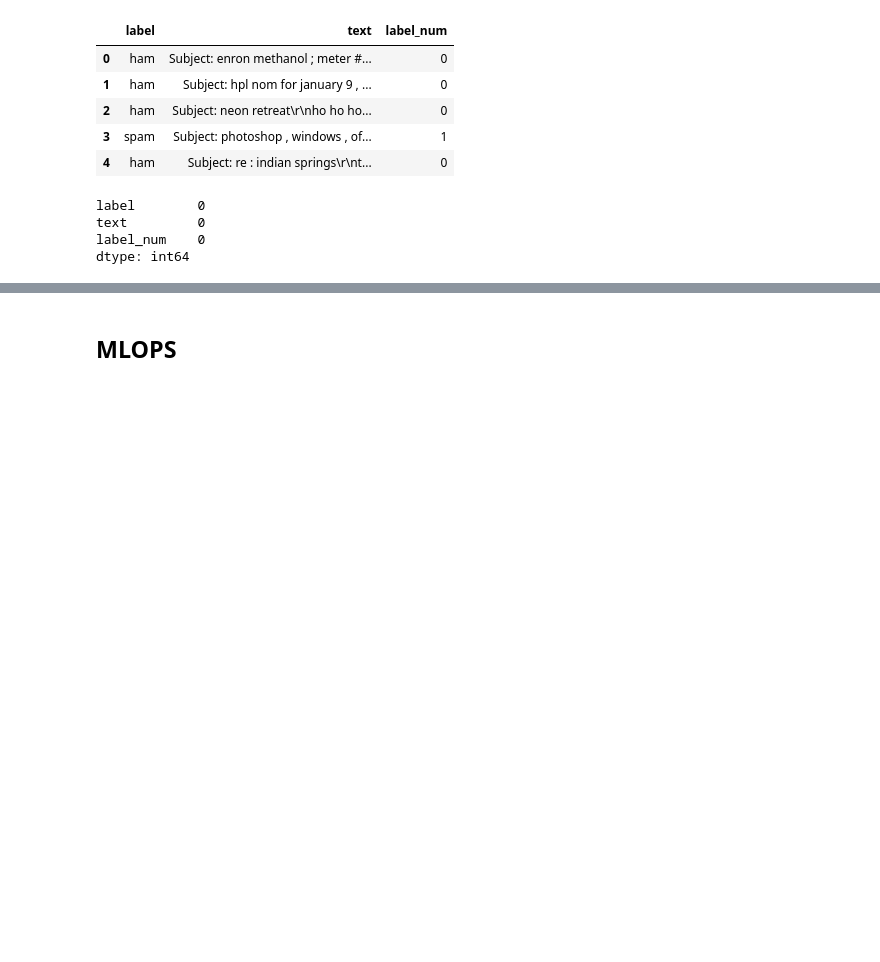
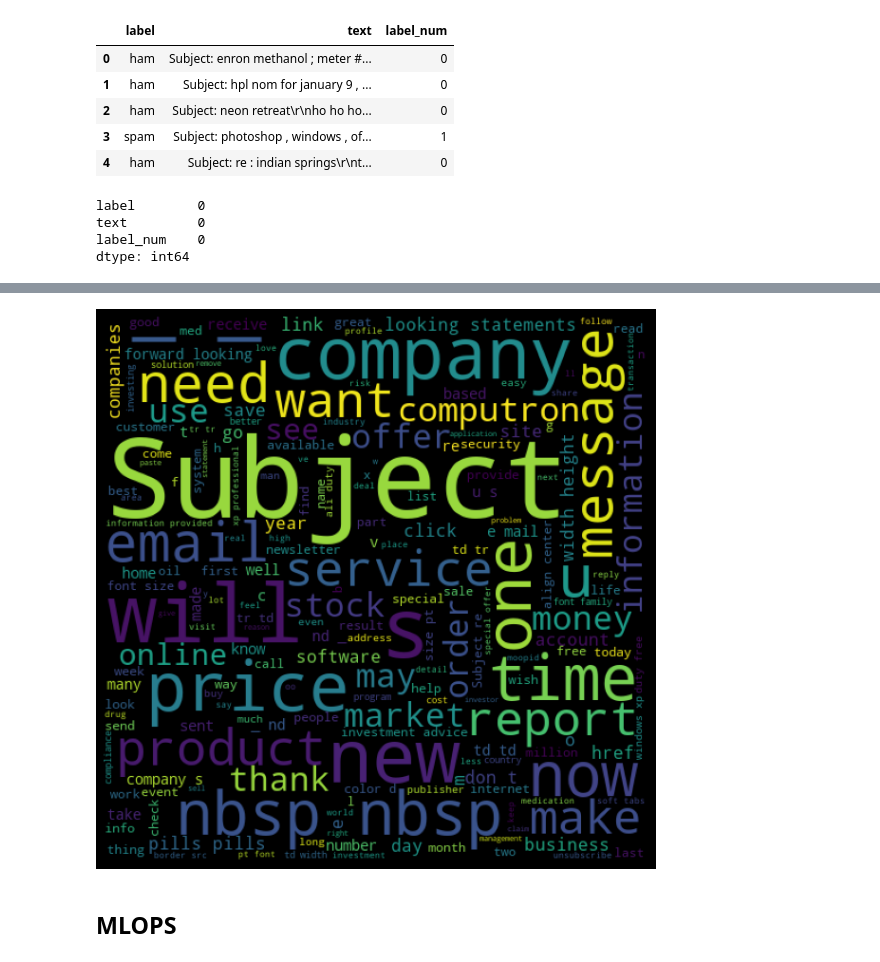
Before and after one commit to MSc-AI/SpamEmail, a Jupyter notebook: spam.ipynb, the cells around one changed output, grey strips where cells are left out. Saved outputs shown, nothing was run; the diff lists cells and outputs as text; code cells hidden in the pictures; blank space fills up the shorter version.

```diff
--- a/spam.ipynb
+++ b/spam.ipynb
@@ -43,3 +64,16 @@ dtype: int64
+# %%
+#spam maillerde en çok geçen kelimeler wordcloud ile görselleştirildi.
+from wordcloud import WordCloud, STOPWORDS
+stopwords = set(STOPWORDS)
+spam_words=' '.join(list(data[data['label']==1]['text']))
+spam_wc=WordCloud(width=512,height=512).generate(spam_words)
+plt.figure(figsize=(10,8),facecolor='k')
+plt.imshow(spam_wc)
+plt.axis('off')
+plt.tight_layout(pad=0)
+plt.show()
+# %% [output]
+[figure, added]
 # %% [markdown]
 ## MLOPS
 # %%
```
Also changed, not shown: parts of 12 cells of this notebook.
